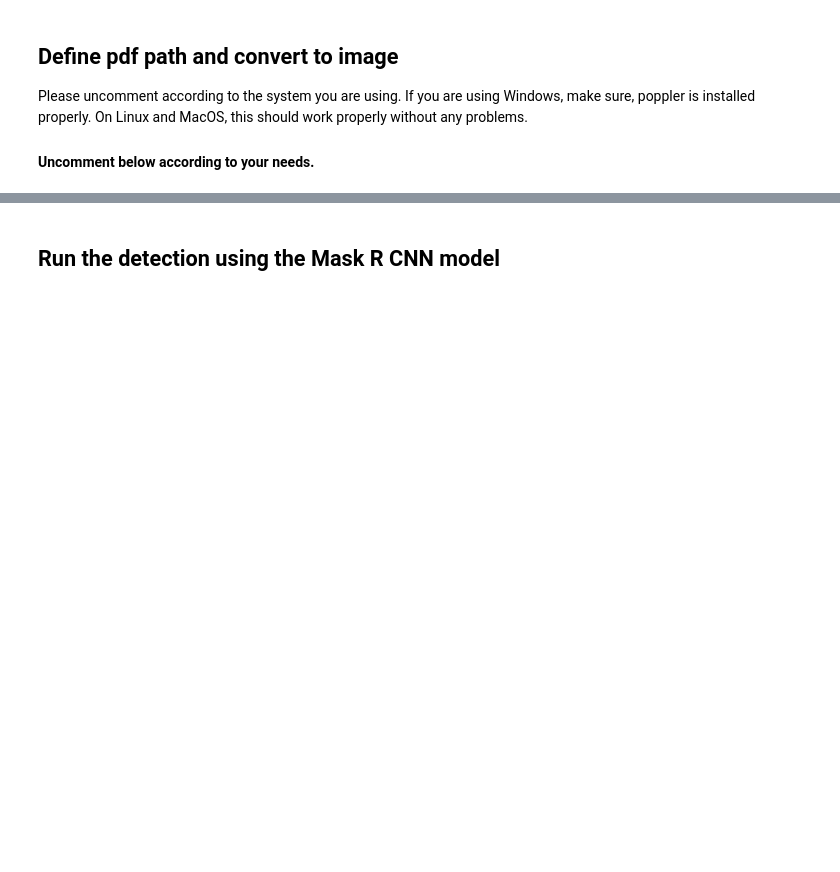
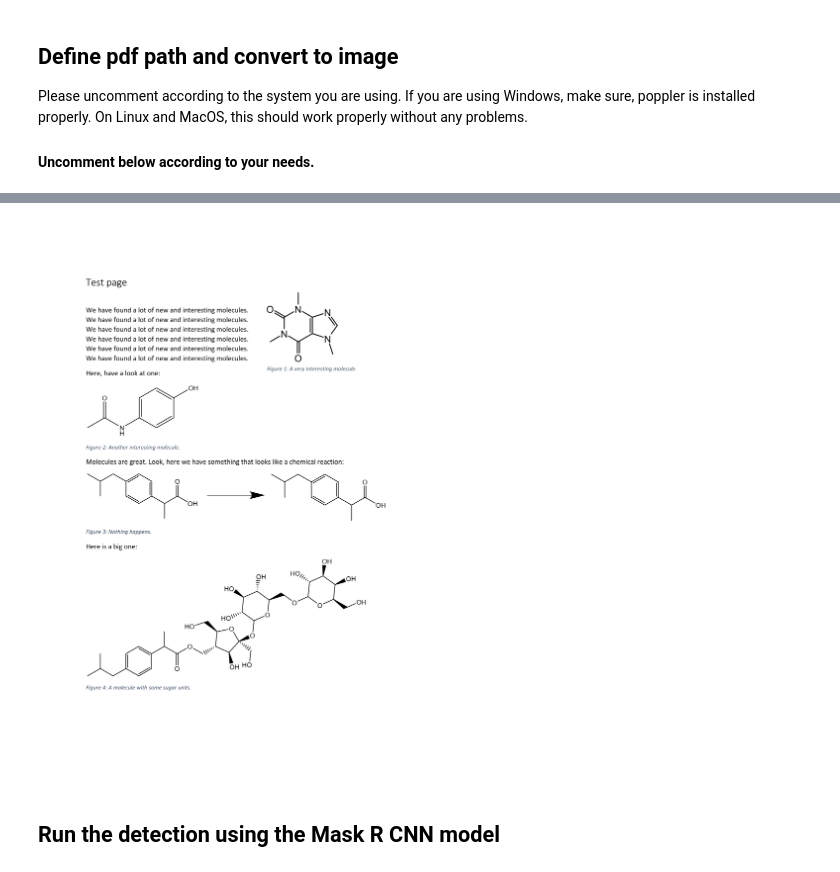
Before and after one commit to Kohulan/DECIMER-Image-Segmentation, a Jupyter notebook: DECIMER_Segmentation_notebook.ipynb, the cells around one changed output, grey strips where cells are left out. Saved outputs shown, nothing was run; the diff lists cells and outputs as text; code cells hidden in the pictures; blank space fills up the shorter version.

```diff
--- a/DECIMER_Segmentation_notebook.ipynb
+++ b/DECIMER_Segmentation_notebook.ipynb
@@ -84,3 +88,7 @@ NameError: name 'pages' is not defined
+# %%
+pages[0] if len(pages) > 0 else "No pages available"
+# %% [output]
+[figure, added]
 # %% [markdown]
 ## Run the detection using the Mask R CNN model
 # %%
```
Also changed, not shown: parts of 9 cells of this notebook, 7 other files.
